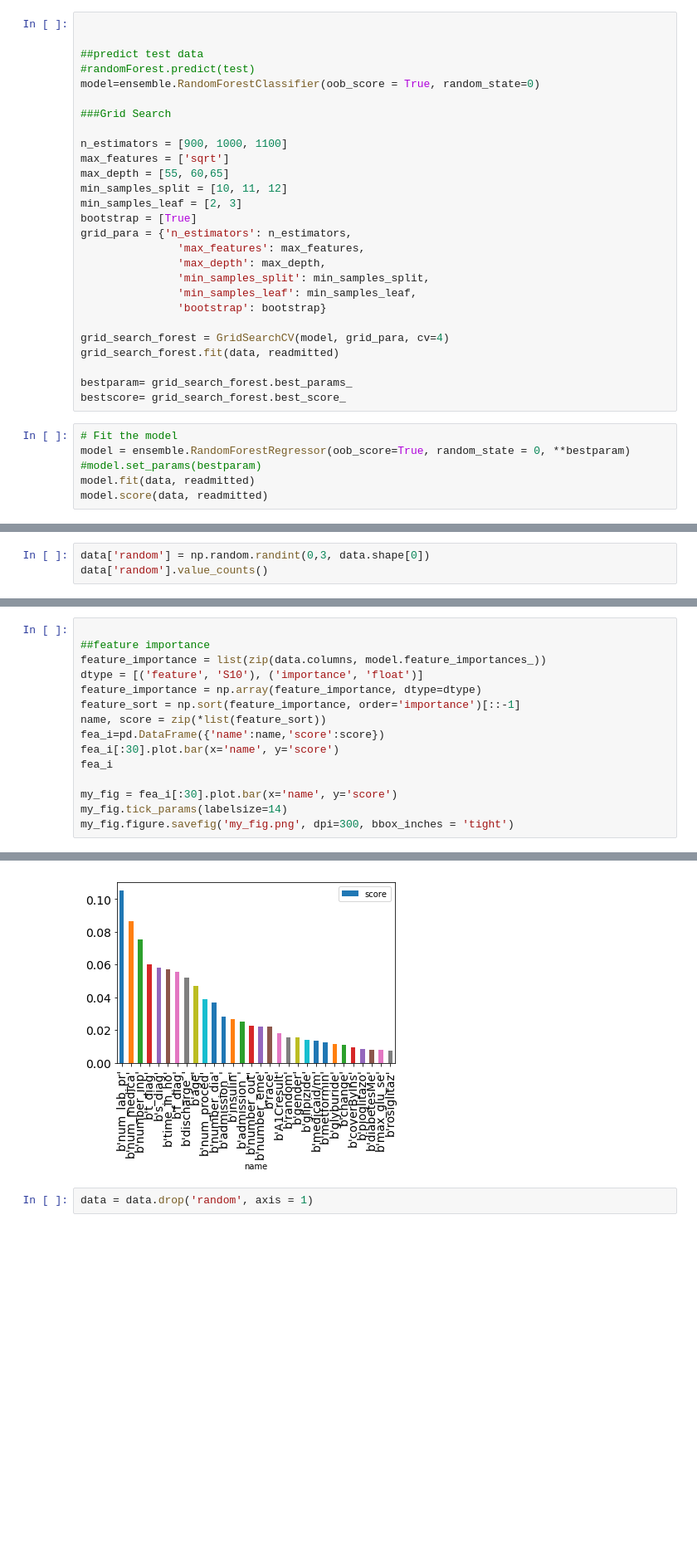
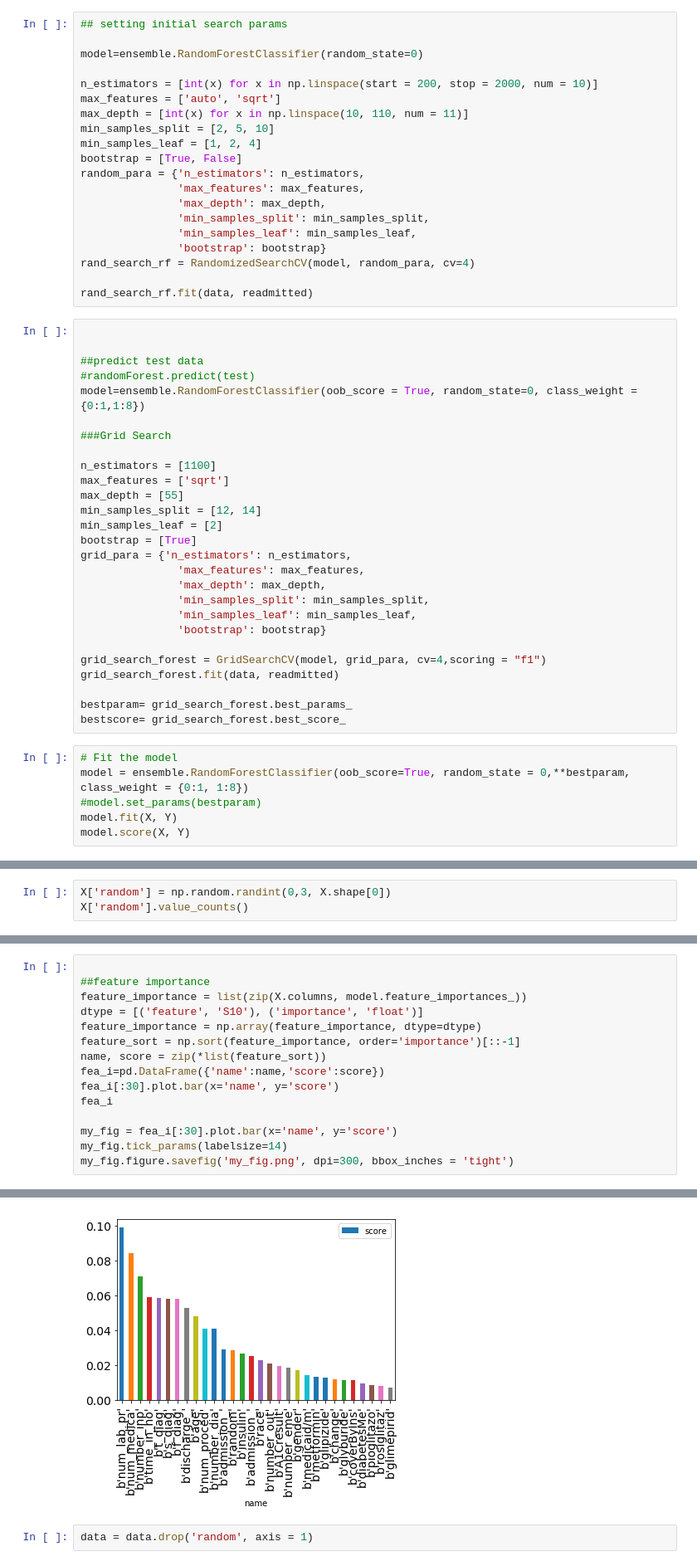
Before and after one commit to joonsooro/UnitedHealthcare, a Jupyter notebook: Sherry-K/Random Forrest 3.ipynb, the cells around one changed output, grey strips where cells are left out. Shown at 83% size. Cells and saved outputs as stored; diff of their text form; blank space fills up the shorter version.

```diff
--- a/Sherry-K/Random Forrest 3.ipynb
+++ b/Sherry-K/Random Forrest 3.ipynb
@@ -94,17 +114,37 @@ Name: readmitin30days, dtype: int64
+# %%
+## setting initial search params
+
+model=ensemble.RandomForestClassifier(random_state=0)
+
+n_estimators = [int(x) for x in np.linspace(start = 200, stop = 2000, num = 10)]
+max_features = ['auto', 'sqrt']
+max_depth = [int(x) for x in np.linspace(10, 110, num = 11)]
+min_samples_split = [2, 5, 10]
+min_samples_leaf = [1, 2, 4]
+bootstrap = [True, False]
+random_para = {'n_estimators': n_estimators,
+               'max_features': max_features,
+               'max_depth': max_depth,
+               'min_samples_split': min_samples_split,
+               'min_samples_leaf': min_samples_leaf,
+               'bootstrap': bootstrap}
+rand_search_rf = RandomizedSearchCV(model, random_para, cv=4)
+
+rand_search_rf.fit(data, readmitted)
 # %%
 
 
 ##predict test data
 #randomForest.predict(test)
-model=ensemble.RandomForestClassifier(oob_score = True, random_state=0)
+model=ensemble.RandomForestClassifier(oob_score = True, random_state=0, class_weight = {0:1,1:8})
 
 ###Grid Search
 
-n_estimators = [900, 1000, 1100]
+n_estimators = [1100]
 max_features = ['sqrt']
-max_depth = [55, 60,65]
-min_samples_split = [10, 11, 12]
-min_samples_leaf = [2, 3]
+max_depth = [55]
+min_samples_split = [12, 14]
+min_samples_leaf = [2]
 bootstrap = [True]
 grid_para = {'n_estimators': n_estimators,
                'max_features': max_features,
@@ -113,15 +153,15 @@ grid_para = {'n_estimators': n_estimators,
                'min_samples_leaf': min_samples_leaf,
                'bootstrap': bootstrap}
 
-grid_search_forest = GridSearchCV(model, grid_para, cv=4)
+grid_search_forest = GridSearchCV(model, grid_para, cv=4,scoring = "f1")
 grid_search_forest.fit(data, readmitted)
 
 bestparam= grid_search_forest.best_params_
 bestscore= grid_search_forest.best_score_
 # %%
 # Fit the model
-model = ensemble.RandomForestRegressor(oob_score=True, random_state = 0, **bestparam)
+model = ensemble.RandomForestClassifier(oob_score=True, random_state = 0,**bestparam, class_weight = {0:1, 1:8})
 #model.set_params(bestparam)
-model.fit(data, readmitted)
-model.score(data, readmitted)
+model.fit(X, Y)
+model.score(X, Y)
 # %% [output]
@@ -154,4 +204,4 @@ my_fig.tick_params(labelsize=14)
 # %%
-data['random'] = np.random.randint(0,3, data.shape[0])
-data['random'].value_counts()
+X['random'] = np.random.randint(0,3, X.shape[0])
+X['random'].value_counts()
 # %% [output]
@@ -162,7 +212,7 @@ Name: random, dtype: int64
 # %%
 
 ##feature importance
-feature_importance = list(zip(data.columns, model.feature_importances_))
+feature_importance = list(zip(X.columns, model.feature_importances_))
 dtype = [('feature', 'S10'), ('importance', 'float')]
 feature_importance = np.array(feature_importance, dtype=dtype)
 feature_sort = np.sort(feature_importance, order='importance')[::-1]
@@ -179,3 +229,3 @@ my_fig.figure.savefig('my_fig.png', dpi=300, bbox_inches = 'tight')
-[figure, old version]
+[figure, new version]
 # %%
 data = data.drop('random', axis = 1)
```
Also changed, not shown: parts of 19 cells of this notebook.
